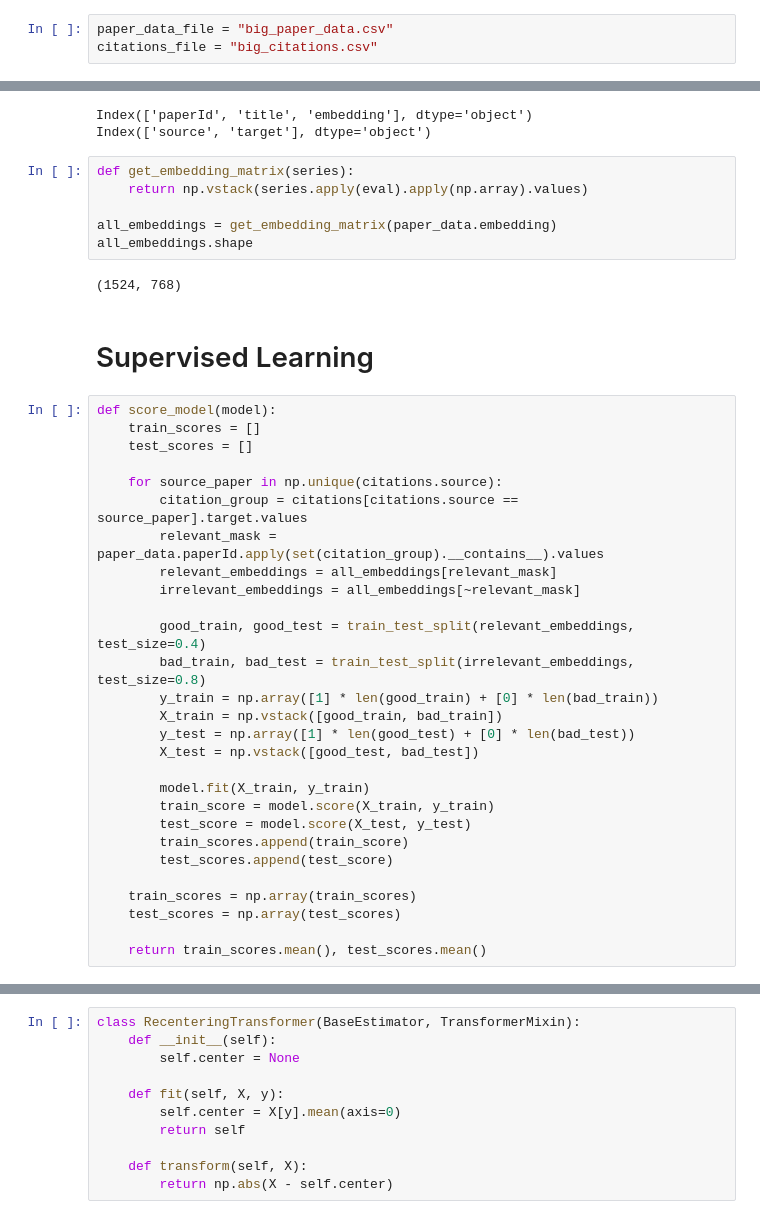
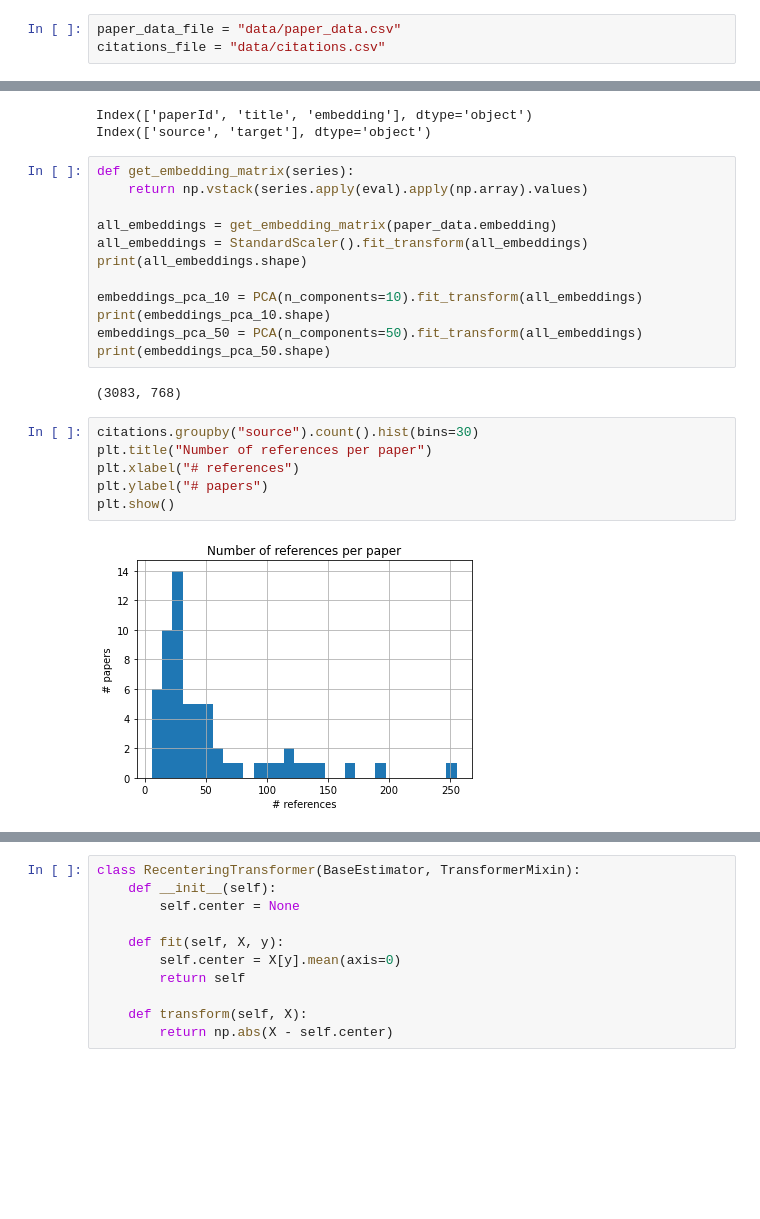
Before and after one commit to leo-ware/cs156-final, a Jupyter notebook: another_notebook.ipynb, the cells around one changed output, grey strips where cells are left out. Drawn from its saved outputs; the diff is of its cells as text; blank space fills up the shorter version.

```diff
--- a/another_notebook.ipynb
+++ b/another_notebook.ipynb
@@ -1,6 +1,6 @@
 # %%
-paper_data_file = "big_paper_data.csv"
-citations_file = "big_citations.csv"
+paper_data_file = "data/paper_data.csv"
+citations_file = "data/citations.csv"
 # %%
 import pandas as pd
 import numpy as np
@@ -27,36 +31,20 @@ def get_embedding_matrix(series):
     return np.vstack(series.apply(eval).apply(np.array).values)
 
 all_embeddings = get_embedding_matrix(paper_data.embedding)
-all_embeddings.shape
+all_embeddings = StandardScaler().fit_transform(all_embeddings)
+print(all_embeddings.shape)
+
+embeddings_pca_10 = PCA(n_components=10).fit_transform(all_embeddings)
+print(embeddings_pca_10.shape)
+embeddings_pca_50 = PCA(n_components=50).fit_transform(all_embeddings)
+print(embeddings_pca_50.shape)
 # %% [output]
-(1524, 768)
+(3083, 768)
-# %% [markdown]
-# Supervised Learning
-# %%
-def score_model(model):
-    train_scores = []
-    test_scores = []
-
-    for source_paper in np.unique(citations.source):
-        citation_group = citations[citations.source == source_paper].target.values
-        relevant_mask = paper_data.paperId.apply(set(citation_group).__contains__).values
-        relevant_embeddings = all_embeddings[relevant_mask]
-        irrelevant_embeddings = all_embeddings[~relevant_mask]
-
-        good_train, good_test = train_test_split(relevant_embeddings, test_size=0.4)
-        bad_train, bad_test = train_test_split(irrelevant_embeddings, test_size=0.8)
-        y_train = np.array([1] * len(good_train) + [0] * len(bad_train))
-        X_train = np.vstack([good_train, bad_train])
-        y_test = np.array([1] * len(good_test) + [0] * len(bad_test))
-        X_test = np.vstack([good_test, bad_test])
-
-        model.fit(X_train, y_train)
-        train_score = model.score(X_train, y_train)
-        test_score = model.score(X_test, y_test)
-        train_scores.append(train_score)
-        test_scores.append(test_score)
-
-    train_scores = np.array(train_scores)
-    test_scores = np.array(test_scores)
-
-    return train_scores.mean(), test_scores.mean()
+# %%
+citations.groupby("source").count().hist(bins=30)
+plt.title("Number of references per paper")
+plt.xlabel("# references")
+plt.ylabel("# papers")
+plt.show()
+# %% [output]
+[figure, added]
```
Also changed, not shown: parts of 9 cells of this notebook.
